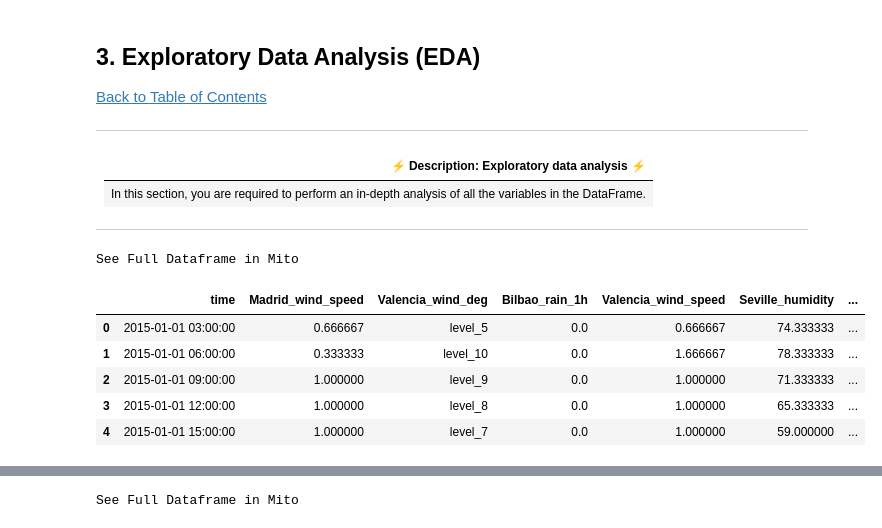
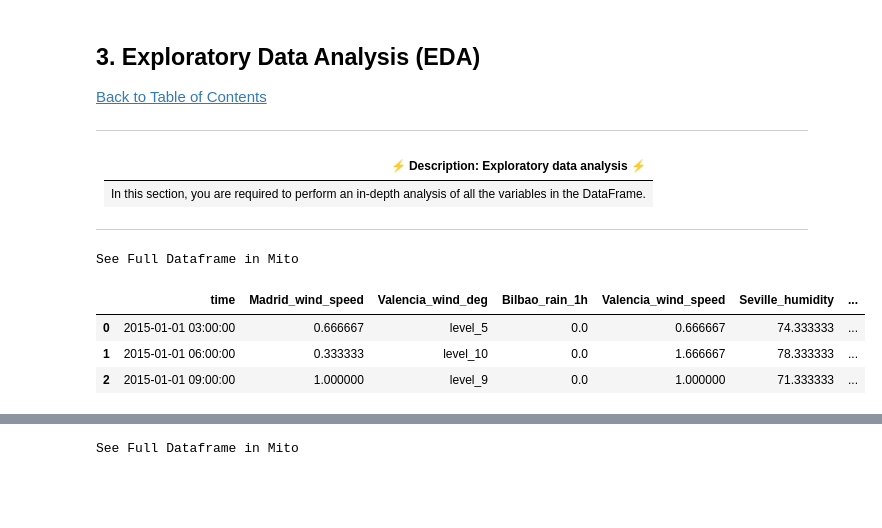
Before and after one commit to manlikesolomon/-RR12-Machine-Learning, a Jupyter notebook: starter-notebook.ipynb, the cells around one changed output, grey strips where cells are left out. Cells and saved outputs as stored; diff of their text form; code cells hidden in the pictures; blank space fills up the shorter version.

Commit message:
Completed EDA, trained and evaluated various models

```diff
--- a/starter-notebook.ipynb
+++ b/starter-notebook.ipynb
@@ -85,5 +90,9 @@ from sklearn.tree import DecisionTreeRegressor
 
 ---
 # %%
-# load our dataset into a dataframe
-df = pd.read_csv('data/df_train.csv',index_col=0)
+# load our train and test data into data frames
+train_data = pd.read_csv('data/df_train.csv',index_col=0)
+test_data = pd.read_csv('data/df_test.csv',index_col=0)
+
+print(f'Shape of train data: {train_data.shape}')
+print(f'Shape of test data: {test_data.shape}')
@@ -102,12 +114,10 @@ df = pd.read_csv('data/df_train.csv',index_col=0)
 ---
 # %%
 # view our dataset
-df.head()
+train_data.head(3)
 # %% [output]
 See Full Dataframe in Mito
 |  | time | Madrid_wind_speed | Valencia_wind_deg | Bilbao_rain_1h | Valencia_wind_speed | Seville_humidity | ... |
 | 0 | 2015-01-01 03:00:00 | 0.666667 | level_5 | 0.0 | 0.666667 | 74.333333 | ... |
 | 1 | 2015-01-01 06:00:00 | 0.333333 | level_10 | 0.0 | 1.666667 | 78.333333 | ... |
 | 2 | 2015-01-01 09:00:00 | 1.000000 | level_9 | 0.0 | 1.000000 | 71.333333 | ... |
-| 3 | 2015-01-01 12:00:00 | 1.000000 | level_8 | 0.0 | 1.000000 | 65.333333 | ... |
-| 4 | 2015-01-01 15:00:00 | 1.000000 | level_7 | 0.0 | 1.000000 | 59.000000 | ... |
```
Also changed, not shown: parts of 64 cells of this notebook.
